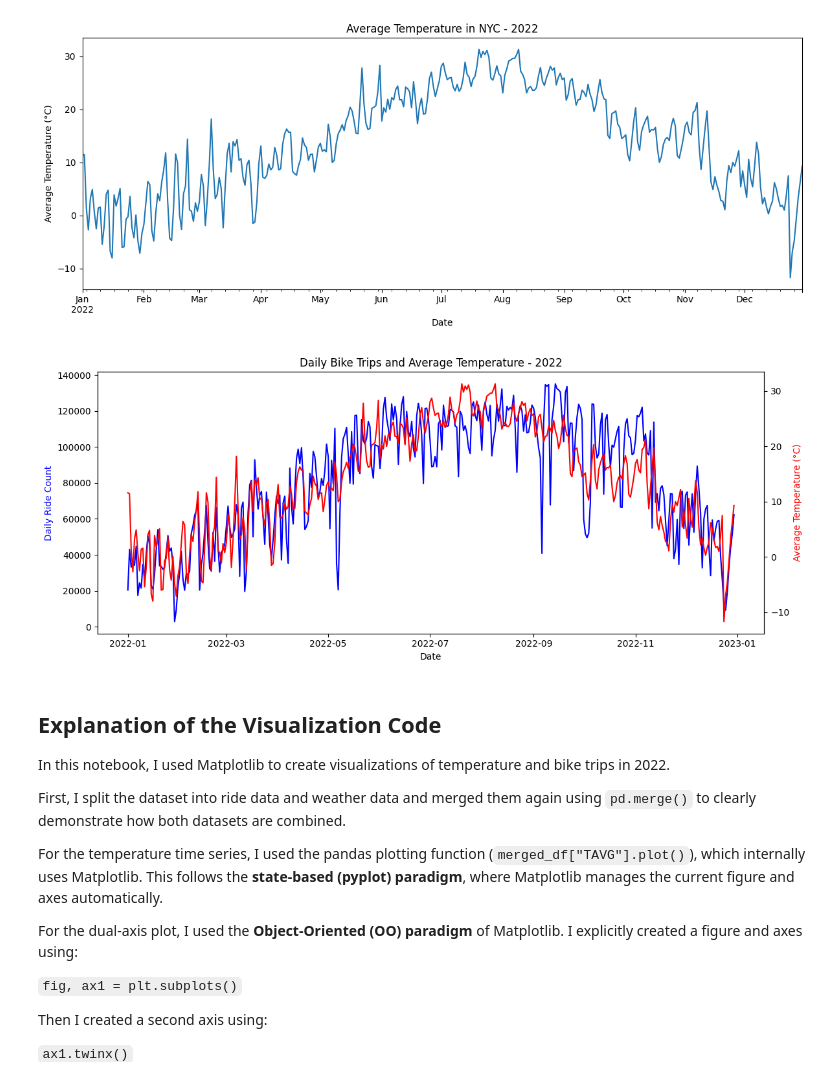
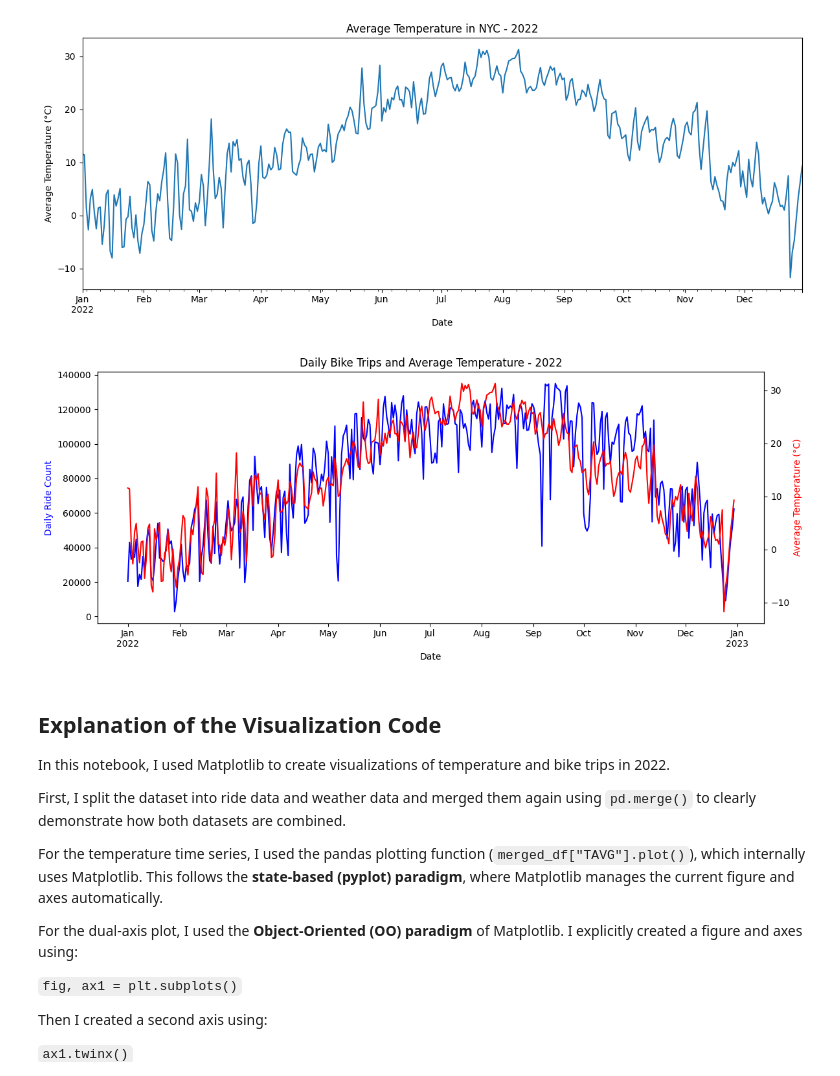
Before and after one commit to SAdevhonk/citi-bike-weather-2022, a Jupyter notebook: exercise_2_3_visualizations.ipynb, the cells around one changed output. Saved outputs shown, nothing was run; the diff lists cells and outputs as text; code cells hidden in the pictures.

Commit message:
Refine dual-axis plot formatting (year shown only on January)

```diff
--- a/exercise_2_3_visualizations.ipynb
+++ b/exercise_2_3_visualizations.ipynb
@@ -42,23 +42,3 @@ plt.tight_layout()
 plt.show()
 # %% [output]
 [figure]
-# %%
-# Dual axis plot: Trips vs Temperature
-
-fig, ax1 = plt.subplots(figsize=(12,5))
-
-# First axis (Trips)
-ax1.plot(merged_df.index, merged_df["daily_ride_count"], color="blue")
-ax1.set_xlabel("Date")
-ax1.set_ylabel("Daily Ride Count", color="blue")
-
-# Second axis (Temperature)
-ax2 = ax1.twinx()
-ax2.plot(merged_df.index, merged_df["TAVG"], color="red")
-ax2.set_ylabel("Average Temperature (°C)", color="red")
-
-plt.title("Daily Bike Trips and Average Temperature - 2022")
-plt.tight_layout()
-plt.show()
-# %% [output]
-[figure, removed]
@@ -65,3 +48,39 @@ plt.show()
+# %%
+# Dual axis plot: Trips vs Temperature (month labels + year only on January)
+
+import matplotlib.dates as mdates
+from matplotlib.ticker import FuncFormatter
+
+fig, ax1 = plt.subplots(figsize=(12, 5))
+
+# First axis (Trips)
+ax1.plot(merged_df.index, merged_df["daily_ride_count"], color="blue")
+ax1.set_xlabel("Date")
+ax1.set_ylabel("Daily Ride Count", color="blue")
+
+# Monthly ticks
+ax1.xaxis.set_major_locator(mdates.MonthLocator())
+
+# Custom formatter: show year only under January
+def month_with_year_on_jan(x, pos=None):
+    d = mdates.num2date(x)
+    if d.month == 1:
+        return d.strftime("%b\n%Y")   # Jan with year under it
+    return d.strftime("%b")          # other months: just month
+
+ax1.xaxis.set_major_formatter(FuncFormatter(month_with_year_on_jan))
+plt.setp(ax1.get_xticklabels(), rotation=0, ha="center")
+
+# Second axis (Temperature)
+ax2 = ax1.twinx()
+ax2.plot(merged_df.index, merged_df["TAVG"], color="red")
+ax2.set_ylabel("Average Temperature (°C)", color="red")
+
+plt.title("Daily Bike Trips and Average Temperature - 2022")
+plt.tight_layout()
+plt.show()
+# %% [output]
+[figure, added]
 # %% [markdown]
 ## Explanation of the Visualization Code
 
```
Also changed, not shown: parts of 1 cell of this notebook.
